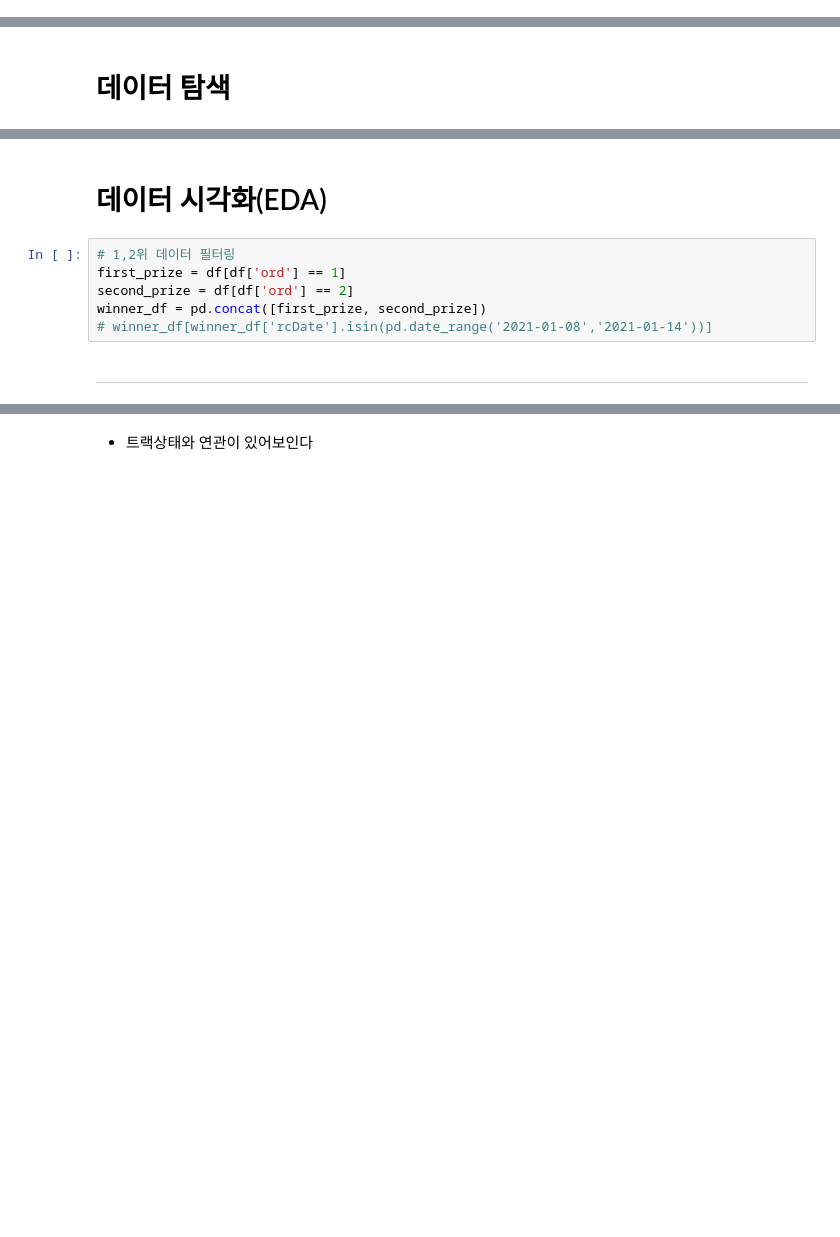
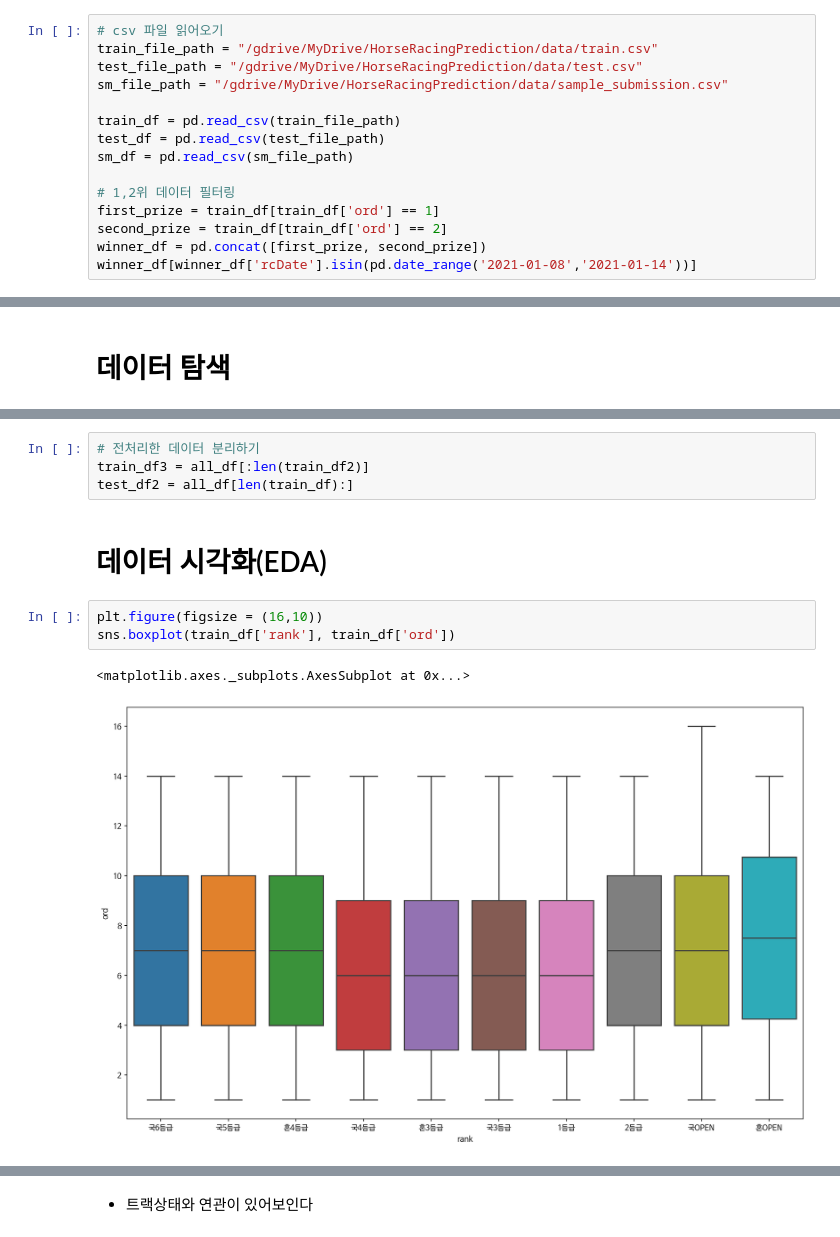
Before and after one commit to juhwano/HorseRacingPrediction, a Jupyter notebook: HorseRacingPrediction.ipynb, the cells around one changed output, grey strips where cells are left out. Cells and saved outputs as stored; diff of their text form; blank space fills up the shorter version.

```diff
--- a/HorseRacingPrediction.ipynb
+++ b/HorseRacingPrediction.ipynb
@@ -70,0 +66,15 @@ df = pd.read_csv(file_path)
+# %%
+# csv 파일 읽어오기
+train_file_path = "/gdrive/MyDrive/HorseRacingPrediction/data/train.csv"
+test_file_path = "/gdrive/MyDrive/HorseRacingPrediction/data/test.csv"
+sm_file_path = "/gdrive/MyDrive/HorseRacingPrediction/data/sample_submission.csv"
+
+train_df = pd.read_csv(train_file_path)
+test_df = pd.read_csv(test_file_path)
+sm_df = pd.read_csv(sm_file_path)
+
+# 1,2위 데이터 필터링
+first_prize = train_df[train_df['ord'] == 1]
+second_prize = train_df[train_df['ord'] == 2]
+winner_df = pd.concat([first_prize, second_prize])
+winner_df[winner_df['rcDate'].isin(pd.date_range('2021-01-08','2021-01-14'))]
@@ -128,14 +178,14 @@ df.isnull().sum().sum()
+# %%
+# 전처리한 데이터 분리하기
+train_df3 = all_df[:len(train_df2)]
+test_df2 = all_df[len(train_df):]
 # %% [markdown]
 # 데이터 시각화(EDA)
-# %%
-# 1,2위 데이터 필터링
-first_prize = df[df['ord'] == 1]
-second_prize = df[df['ord'] == 2]
-winner_df = pd.concat([first_prize, second_prize])
-# winner_df[winner_df['rcDate'].isin(pd.date_range('2021-01-08','2021-01-14'))]
-# %% [markdown]
-
-
----
+# %%
+plt.figure(figsize = (16,10))
+sns.boxplot(train_df['rank'], train_df['ord'])
+# %% [output]
+<matplotlib.axes._subplots.AxesSubplot at 0x...>
+[figure, added]
 # %%
 # 1, 2등 말의 성별
```
Also changed, not shown: parts of 61 cells of this notebook, 1 other file.
